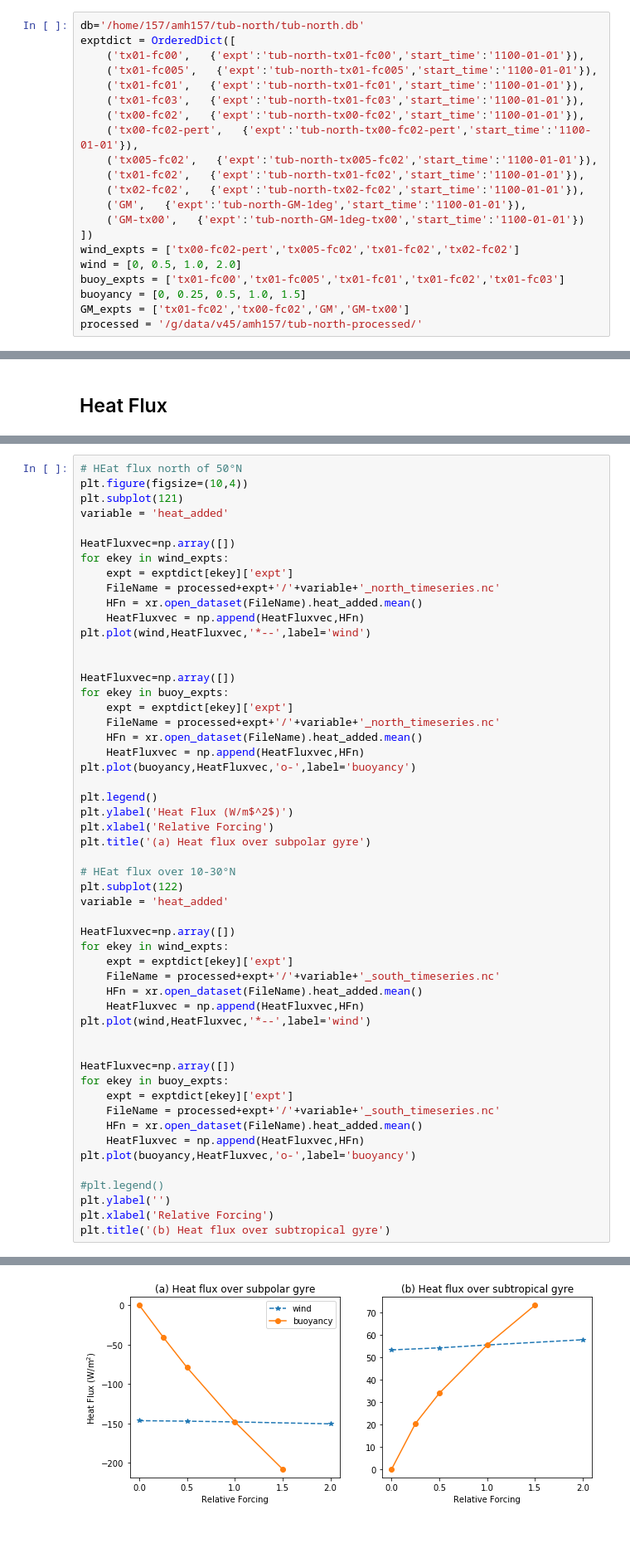
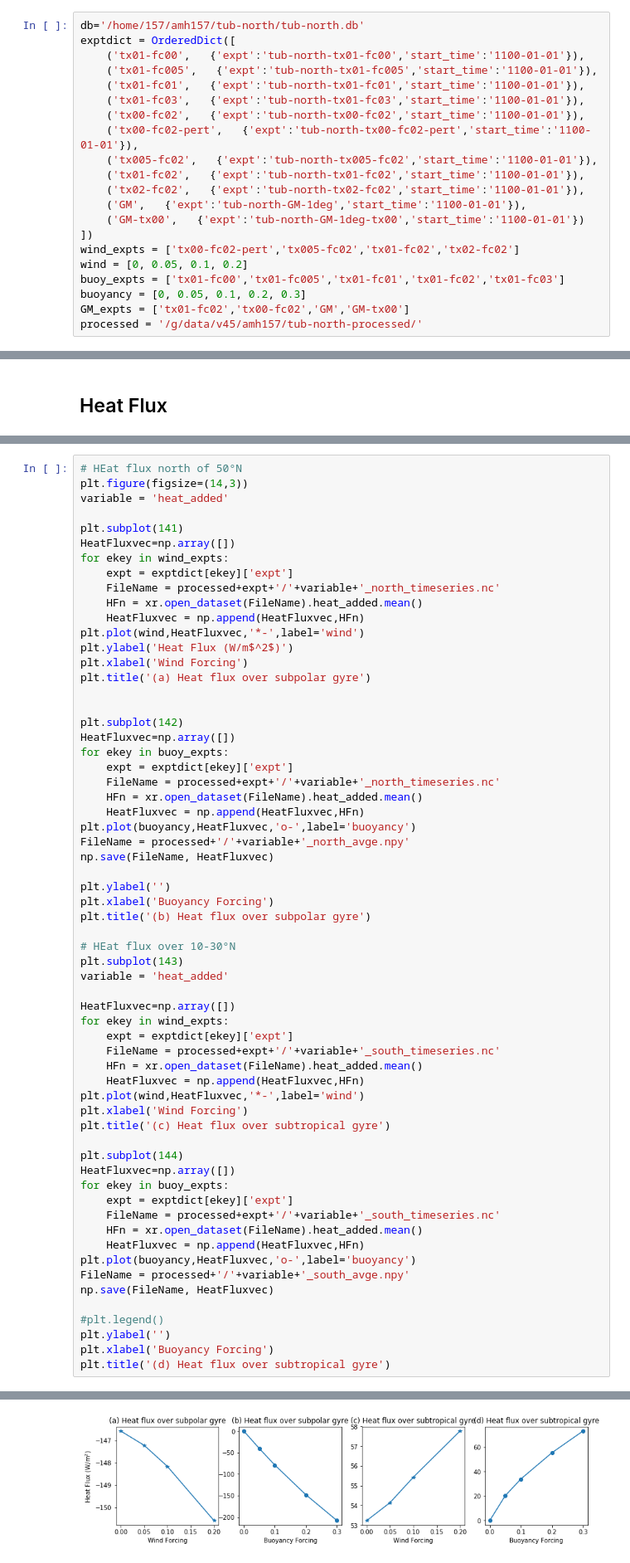
Before and after one commit to AndyHoggANU/tub-north, a Jupyter notebook: RuntimeAnalysis.ipynb, the cells around one changed output, grey strips where cells are left out. Shown at 83% size. Cells and saved outputs as stored; diff of their text form; blank space fills up the shorter version.

```diff
--- a/RuntimeAnalysis.ipynb
+++ b/RuntimeAnalysis.ipynb
@@ -53,9 +53,9 @@ exptdict = OrderedDict([
     ('GM-tx00',   {'expt':'tub-north-GM-1deg-tx00','start_time':'1100-01-01'})
 ])
 wind_expts = ['tx00-fc02-pert','tx005-fc02','tx01-fc02','tx02-fc02']
-wind = [0, 0.5, 1.0, 2.0]
+wind = [0, 0.05, 0.1, 0.2]
 buoy_expts = ['tx01-fc00','tx01-fc005','tx01-fc01','tx01-fc02','tx01-fc03']
-buoyancy = [0, 0.25, 0.5, 1.0, 1.5]
+buoyancy = [0, 0.05, 0.1, 0.2, 0.3]
 GM_expts = ['tx01-fc02','tx00-fc02','GM','GM-tx00']
 processed = '/g/data/v45/amh157/tub-north-processed/'
 # %% [markdown]
@@ -256,19 +258,23 @@ plt.colorbar(p1,cax=cax)
 [figure]
 # %%
 # HEat flux north of 50°N
-plt.figure(figsize=(10,4))
-plt.subplot(121)
+plt.figure(figsize=(14,3))
 variable = 'heat_added'
 
+plt.subplot(141)
 HeatFluxvec=np.array([])
 for ekey in wind_expts:
     expt = exptdict[ekey]['expt']
     FileName = processed+expt+'/'+variable+'_north_timeseries.nc'
     HFn = xr.open_dataset(FileName).heat_added.mean()
     HeatFluxvec = np.append(HeatFluxvec,HFn)
-plt.plot(wind,HeatFluxvec,'*--',label='wind')
+plt.plot(wind,HeatFluxvec,'*-',label='wind')
+plt.ylabel('Heat Flux (W/m$^2$)')
+plt.xlabel('Wind Forcing')
+plt.title('(a) Heat flux over subpolar gyre')
 
 
+plt.subplot(142)
 HeatFluxvec=np.array([])
 for ekey in buoy_expts:
     expt = exptdict[ekey]['expt']
@@ -276,14 +282,15 @@ for ekey in buoy_expts:
     HFn = xr.open_dataset(FileName).heat_added.mean()
     HeatFluxvec = np.append(HeatFluxvec,HFn)
 plt.plot(buoyancy,HeatFluxvec,'o-',label='buoyancy')
+FileName = processed+'/'+variable+'_north_avge.npy'
+np.save(FileName, HeatFluxvec)
 
-plt.legend()
-plt.ylabel('Heat Flux (W/m$^2$)')
-plt.xlabel('Relative Forcing')
-plt.title('(a) Heat flux over subpolar gyre')
+plt.ylabel('')
+plt.xlabel('Buoyancy Forcing')
+plt.title('(b) Heat flux over subpolar gyre')
 
 # HEat flux over 10-30°N
-plt.subplot(122)
+plt.subplot(143)
 variable = 'heat_added'
 
 HeatFluxvec=np.array([])
@@ -292,9 +299,11 @@ for ekey in wind_expts:
     FileName = processed+expt+'/'+variable+'_south_timeseries.nc'
     HFn = xr.open_dataset(FileName).heat_added.mean()
     HeatFluxvec = np.append(HeatFluxvec,HFn)
-plt.plot(wind,HeatFluxvec,'*--',label='wind')
+plt.plot(wind,HeatFluxvec,'*-',label='wind')
+plt.xlabel('Wind Forcing')
+plt.title('(c) Heat flux over subtropical gyre')
 
-
+plt.subplot(144)
 HeatFluxvec=np.array([])
 for ekey in buoy_expts:
     expt = exptdict[ekey]['expt']
@@ -302,9 +311,11 @@ for ekey in buoy_expts:
     HFn = xr.open_dataset(FileName).heat_added.mean()
     HeatFluxvec = np.append(HeatFluxvec,HFn)
 plt.plot(buoyancy,HeatFluxvec,'o-',label='buoyancy')
+FileName = processed+'/'+variable+'_south_avge.npy'
+np.save(FileName, HeatFluxvec)
 
 #plt.legend()
 plt.ylabel('')
-plt.xlabel('Relative Forcing')
-plt.title('(b) Heat flux over subtropical gyre')
+plt.xlabel('Buoyancy Forcing')
+plt.title('(d) Heat flux over subtropical gyre')
 # %% [output]
@@ -312,4 +323,4 @@ Text(0.5,1,'(b) Heat flux over subtropical gyre')
-[figure, old version]
+[figure, new version]
 # %%
 fig,ax = plt.subplots(2,3,figsize=(14,8))
 variable = 'heat_added'
```
Also changed, not shown: parts of 3 cells of this notebook.
